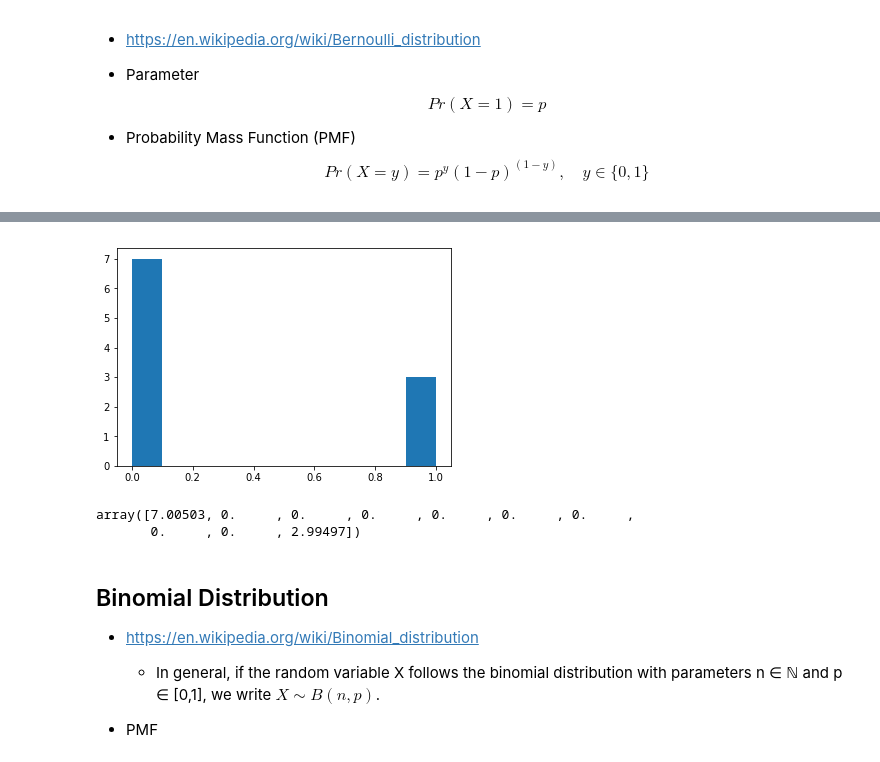
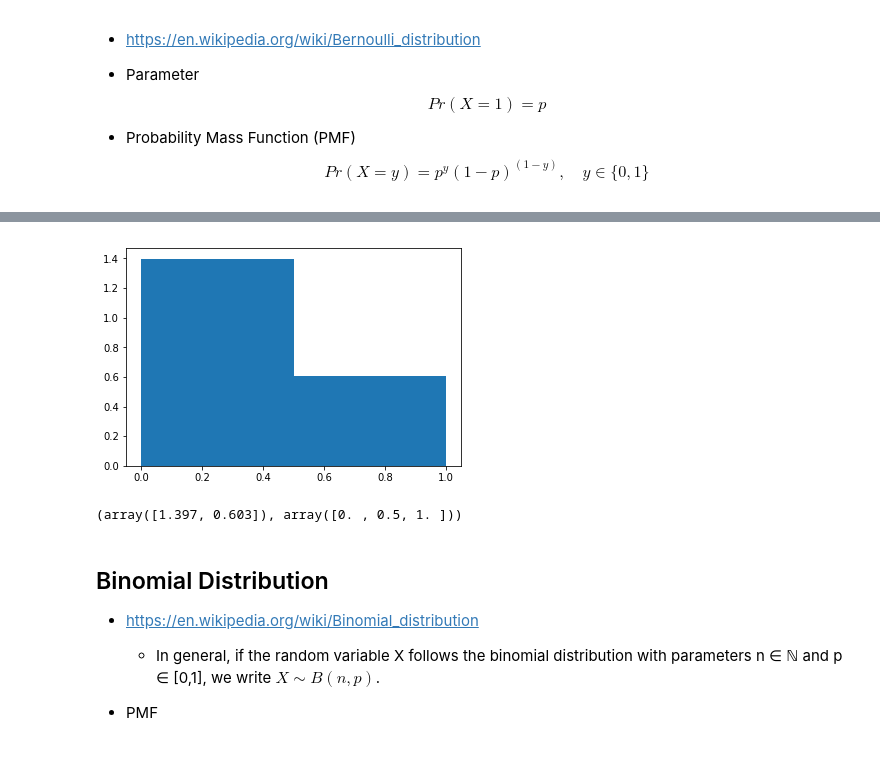
Before and after one commit to yongduek/ieml, a Jupyter notebook: notebooks/random_sample_generation.ipynb, the cells around one changed output, grey strips where cells are left out. Cells and saved outputs as stored; diff of their text form; code cells hidden in the pictures.

```diff
--- a/notebooks/random_sample_generation.ipynb
+++ b/notebooks/random_sample_generation.ipynb
@@ -167,14 +194,13 @@ plt.plot (x, drawstyle='steps')
 # %%
-x = np.random.binomial (ntrial, p, 1000000)
+x = np.random.binomial (ntrial, p, 100000)
 # %%
-h = plt.hist (x, density=True)
+h = plt.hist (x, bins=2, density=True)
 # %% [output]
-[figure, old version]
+[figure, new version]
 # %%
-h[0]
+h[0], h[1]
 # %% [output]
-array([7.00503, 0.     , 0.     , 0.     , 0.     , 0.     , 0.     ,
-       0.     , 0.     , 2.99497])
+(array([1.397, 0.603]), array([0. , 0.5, 1. ]))
 # %% [markdown]
 ## Binomial Distribution
 - https://en.wikipedia.org/wiki/Binomial_distribution
```
Also changed, not shown: parts of 48 cells of this notebook.
